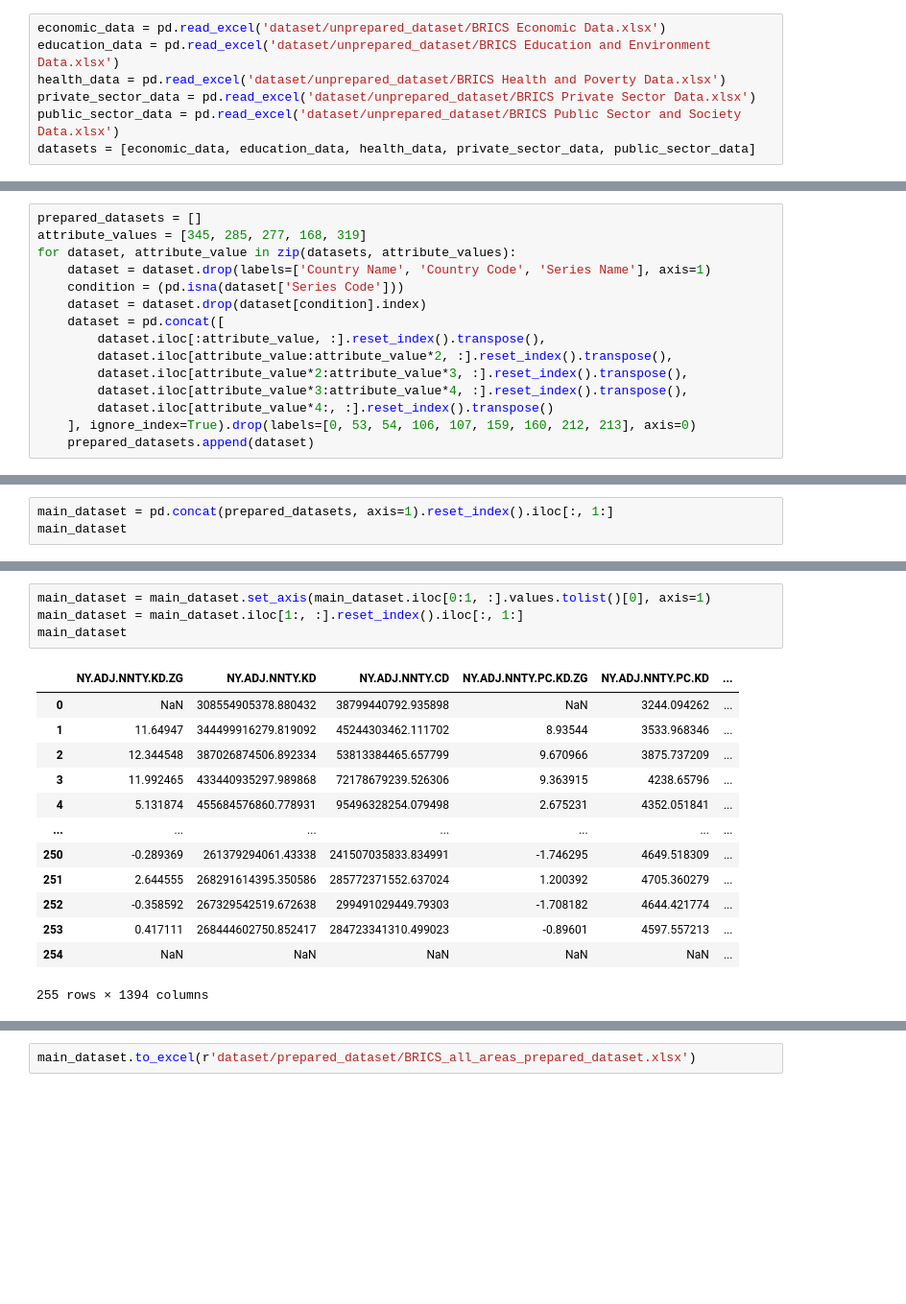
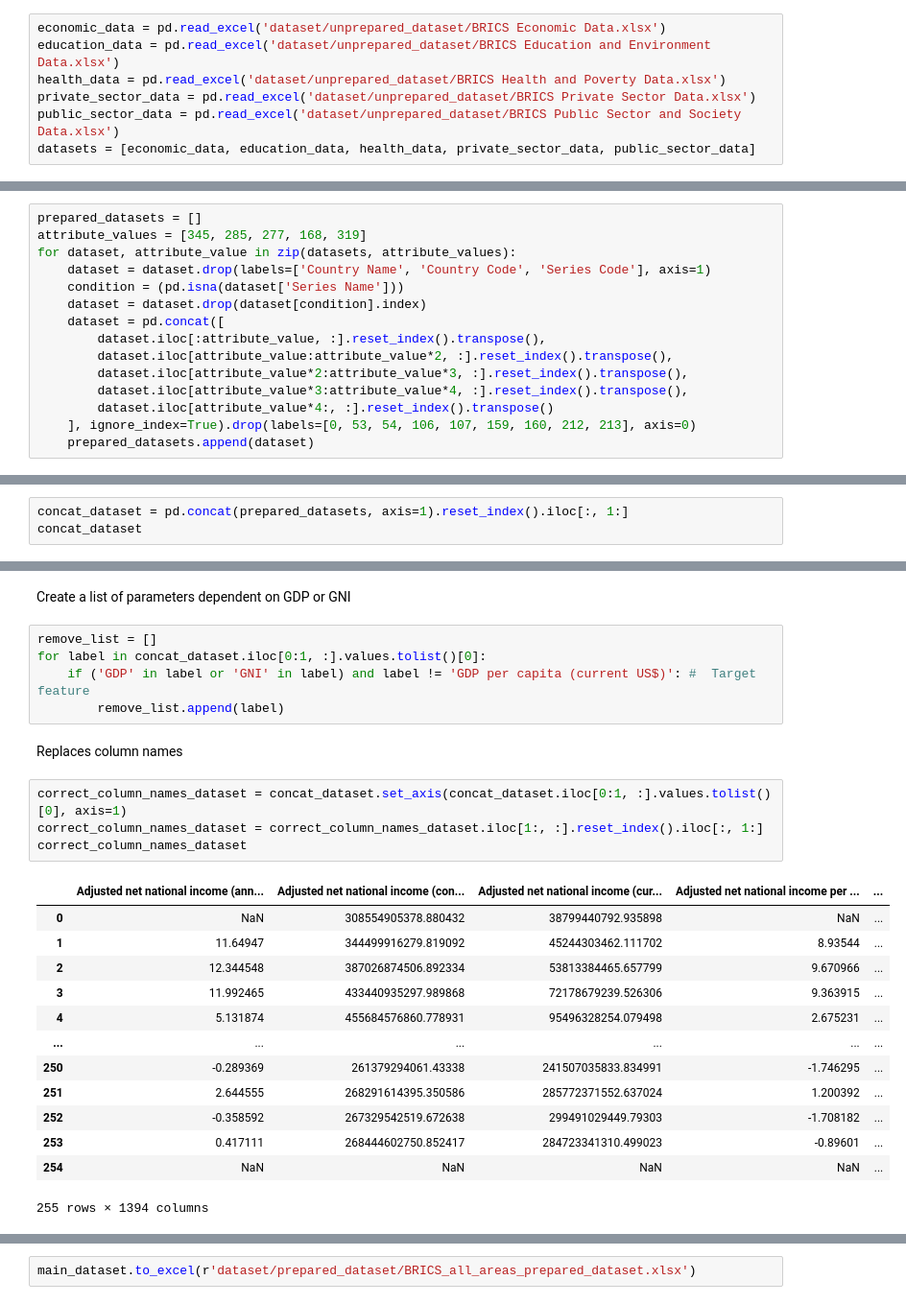
Before and after one commit to DaniilAlenushkin/predicting_a_country_economic_potential, a Jupyter notebook: prepare_dataset.ipynb, the cells around one changed output, grey strips where cells are left out. Shown: that part at 96% size. Cells and saved outputs as stored; diff of their text form; blank space fills up the shorter version.

Commit message:
add cleared dataset

```diff
--- a/prepare_dataset.ipynb
+++ b/prepare_dataset.ipynb
@@ -11,8 +15,8 @@ datasets = [economic_data, education_data, health_data, private_sector_data, pub
 prepared_datasets = []
 attribute_values = [345, 285, 277, 168, 319]
 for dataset, attribute_value in zip(datasets, attribute_values):
-    dataset = dataset.drop(labels=['Country Name', 'Country Code', 'Series Name'], axis=1)
-    condition = (pd.isna(dataset['Series Code']))
+    dataset = dataset.drop(labels=['Country Name', 'Country Code', 'Series Code'], axis=1)
+    condition = (pd.isna(dataset['Series Name']))
     dataset = dataset.drop(dataset[condition].index)
     dataset = pd.concat([
         dataset.iloc[:attribute_value, :].reset_index().transpose(),
@@ -25,5 +31,5 @@ for dataset, attribute_value in zip(datasets, attribute_values):
 # %%
-main_dataset = pd.concat(prepared_datasets, axis=1).reset_index().iloc[:, 1:]
-main_dataset
+concat_dataset = pd.concat(prepared_datasets, axis=1).reset_index().iloc[:, 1:]
+concat_dataset
 # %% [output]
 |  | 0 | 1 | 2 | 3 | 4 | 5 | 6 | 7 | 8 | 9 | ... | ... |
@@ -39,21 +45,30 @@ main_dataset
 | 254 | 0.417111 | 268444602750.852417 | 284723341310.499023 | -0.89601 | 4597.557213 | 4862.222806 | -0.288157 | -984123511.536506 | -0.75462 | -2577200301.00945 | ... | ... |
 | 255 | NaN | NaN | NaN | NaN | NaN | NaN | NaN | NaN | NaN | NaN | ... | ... |
 256 rows × 1394 columns
+# %% [markdown]
+Сreate a list of parameters dependent on GDP or GNI
+# %%
+remove_list = []
+for label in concat_dataset.iloc[0:1, :].values.tolist()[0]:
+    if ('GDP' in label or 'GNI' in label) and label != 'GDP per capita (current US$)': #  Target feature
+        remove_list.append(label)
+# %% [markdown]
+Replaces column names
 # %%
-main_dataset = main_dataset.set_axis(main_dataset.iloc[0:1, :].values.tolist()[0], axis=1)
-main_dataset = main_dataset.iloc[1:, :].reset_index().iloc[:, 1:]
-main_dataset
+correct_column_names_dataset = concat_dataset.set_axis(concat_dataset.iloc[0:1, :].values.tolist()[0], axis=1)
+correct_column_names_dataset = correct_column_names_dataset.iloc[1:, :].reset_index().iloc[:, 1:]
+correct_column_names_dataset
 # %% [output]
-|  | NY.ADJ.NNTY.KD.ZG | NY.ADJ.NNTY.KD | NY.ADJ.NNTY.CD | NY.ADJ.NNTY.PC.KD.ZG | NY.ADJ.NNTY.PC.KD | ... |
-| 0 | NaN | 308554905378.880432 | 38799440792.935898 | NaN | 3244.094262 | ... |
-| 1 | 11.64947 | 344499916279.819092 | 45244303462.111702 | 8.93544 | 3533.968346 | ... |
-| 2 | 12.344548 | 387026874506.892334 | 53813384465.657799 | 9.670966 | 3875.737209 | ... |
-| 3 | 11.992465 | 433440935297.989868 | 72178679239.526306 | 9.363915 | 4238.65796 | ... |
-| 4 | 5.131874 | 455684576860.778931 | 95496328254.079498 | 2.675231 | 4352.051841 | ... |
-| ... | ... | ... | ... | ... | ... | ... |
-| 250 | -0.289369 | 261379294061.43338 | 241507035833.834991 | -1.746295 | 4649.518309 | ... |
-| 251 | 2.644555 | 268291614395.350586 | 285772371552.637024 | 1.200392 | 4705.360279 | ... |
-| 252 | -0.358592 | 267329542519.672638 | 299491029449.79303 | -1.708182 | 4644.421774 | ... |
-| 253 | 0.417111 | 268444602750.852417 | 284723341310.499023 | -0.89601 | 4597.557213 | ... |
-| 254 | NaN | NaN | NaN | NaN | NaN | ... |
+|  | Adjusted net national income (ann... | Adjusted net national income (con... | Adjusted net national income (cur... | Adjusted net national income per ... | ... |
+| 0 | NaN | 308554905378.880432 | 38799440792.935898 | NaN | ... |
+| 1 | 11.64947 | 344499916279.819092 | 45244303462.111702 | 8.93544 | ... |
+| 2 | 12.344548 | 387026874506.892334 | 53813384465.657799 | 9.670966 | ... |
+| 3 | 11.992465 | 433440935297.989868 | 72178679239.526306 | 9.363915 | ... |
+| 4 | 5.131874 | 455684576860.778931 | 95496328254.079498 | 2.675231 | ... |
+| ... | ... | ... | ... | ... | ... |
+| 250 | -0.289369 | 261379294061.43338 | 241507035833.834991 | -1.746295 | ... |
+| 251 | 2.644555 | 268291614395.350586 | 285772371552.637024 | 1.200392 | ... |
+| 252 | -0.358592 | 267329542519.672638 | 299491029449.79303 | -1.708182 | ... |
+| 253 | 0.417111 | 268444602750.852417 | 284723341310.499023 | -0.89601 | ... |
+| 254 | NaN | NaN | NaN | NaN | ... |
 255 rows × 1394 columns
```
Also changed, not shown: parts of 11 cells of this notebook, 4 other files.
